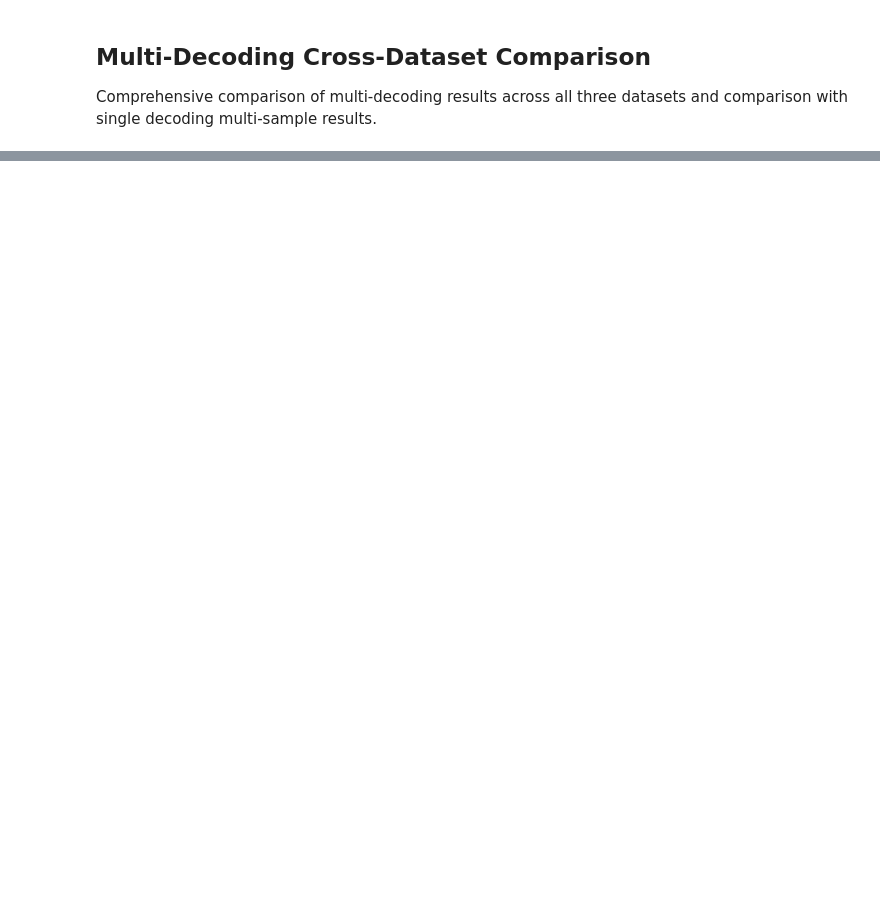
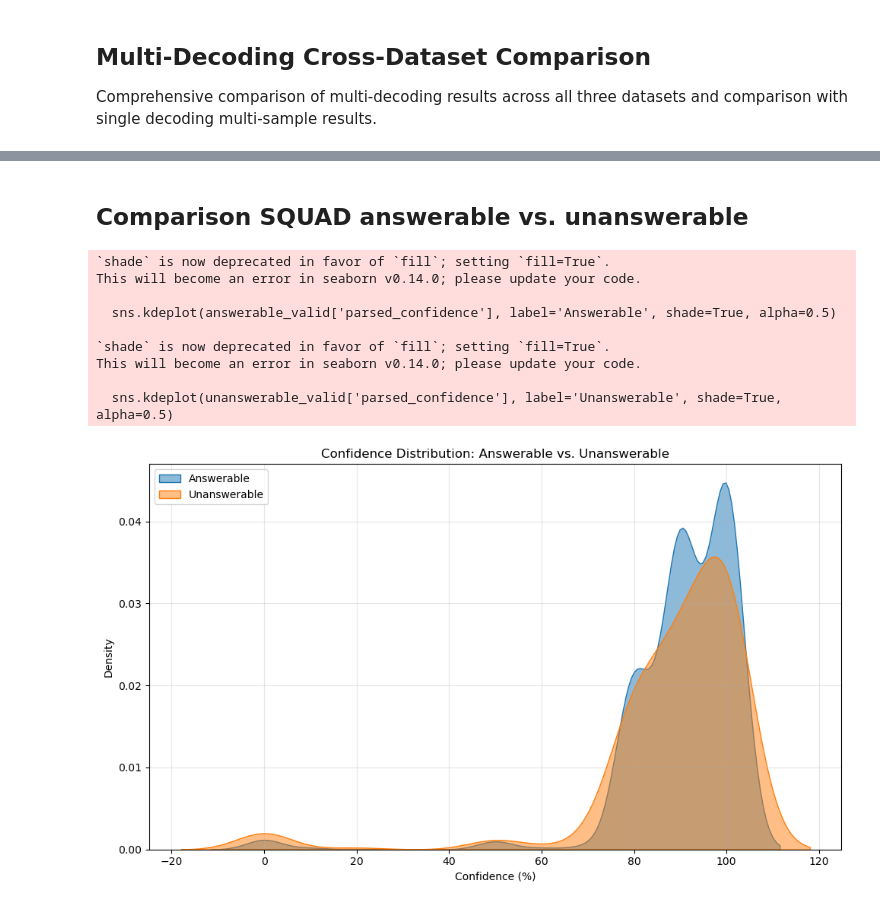
Before and after one commit to christian-hobelsberger/LLMUncertainty, a Jupyter notebook: analyze_confidence_output.ipynb, the cells around one changed output, grey strips where cells are left out. Drawn from its saved outputs; the diff is of its cells as text; code cells hidden in the pictures; blank space fills up the shorter version.

```diff
--- a/analyze_confidence_output.ipynb
+++ b/analyze_confidence_output.ipynb
@@ -3524,0 +3633,74 @@ for dataset in df_comparison['Dataset'].unique():
+# %% [markdown]
+## Comparison SQUAD answerable vs. unanswerable
+# %%
+import pandas as pd
+import numpy as np
+import seaborn as sns
+import matplotlib.pyplot as plt
+
+# Filter SQuAD data into answerable and unanswerable sets
+answerable_mask = ~df_squad_all['is_impossible']
+unanswerable_mask = df_squad_all['is_impossible']
+
+# Create valid sets for both
+answerable_valid = df_squad_all[answerable_mask].dropna(subset=["parsed_confidence", "is_correct"])
+unanswerable_valid = df_squad_all[unanswerable_mask].dropna(subset=["parsed_confidence", "is_correct"])
+
+# Calculate key metrics for both sets
+metrics = []
+for name, data in [("Answerable", answerable_valid), ("Unanswerable", unanswerable_valid)]:
+    metrics.append({
+        "Type": name,
+        "Count": len(data),
+        "Accuracy": data['is_correct'].mean(),
+        "Avg Confidence": data['parsed_confidence'].mean(),
+        "ECE": calculate_ece(data, confidence_col='parsed_confidence', correct_col='is_correct', n_bins=10),
+        "AUROC": calculate_auroc(data, confidence_col='parsed_confidence', correct_col='is_correct', plot=False)
+    })
+
+# Create comparison dataframe
+metrics_df = pd.DataFrame(metrics)
+
+# Visualize the comparison
+plt.figure(figsize=(10, 6))
+
+# Confidence distributions with KDE
+sns.kdeplot(answerable_valid['parsed_confidence'], label='Answerable', shade=True, alpha=0.5)
+sns.kdeplot(unanswerable_valid['parsed_confidence'], label='Unanswerable', shade=True, alpha=0.5)
+plt.xlabel('Confidence (%)')
+plt.ylabel('Density')
+plt.title('Confidence Distribution: Answerable vs. Unanswerable')
+plt.legend()
+plt.grid(True, alpha=0.3)
+
+plt.tight_layout()
+plt.savefig("figures/metrics/confidence_elicitation/squad_answerable_vs_unanswerable.png", dpi=150)
+plt.show()
+
+# Print summary statistics
+print("=== SQuAD: Answerable vs Unanswerable Comparison ===")
+print(metrics_df.to_string(index=False, float_format=lambda x: f"{x:.3f}" if x < 100 else f"{x:.1f}"))
+
+# Analysis of answer patterns for unanswerable questions
+if 'parsed_answer' in unanswerable_valid.columns:
+    print("\n=== Common Responses for Unanswerable Questions ===")
+    common_responses = unanswerable_valid['parsed_answer'].value_counts().head(10)
+    print(common_responses)
+
+    # Check correct responses for unanswerable questions
+    correct_unans = unanswerable_valid[unanswerable_valid['is_correct']]
+    if len(correct_unans) > 0:
+        print("\n=== Correct Responses for Unanswerable Questions ===")
+        correct_resp = correct_unans['parsed_answer'].value_counts().head(5)
+        print(correct_resp)
+# %% [output]
+`shade` is now deprecated in favor of `fill`; setting `fill=True`.
+This will become an error in seaborn v0.14.0; please update your code.
+
+  sns.kdeplot(answerable_valid['parsed_confidence'], label='Answerable', shade=True, alpha=0.5)
+
+`shade` is now deprecated in favor of `fill`; setting `fill=True`.
+This will become an error in seaborn v0.14.0; please update your code.
+
+  sns.kdeplot(unanswerable_valid['parsed_confidence'], label='Unanswerable', shade=True, alpha=0.5)
+[figure, added]
```
Also changed, not shown: parts of 15 cells of this notebook, 10 other files.
